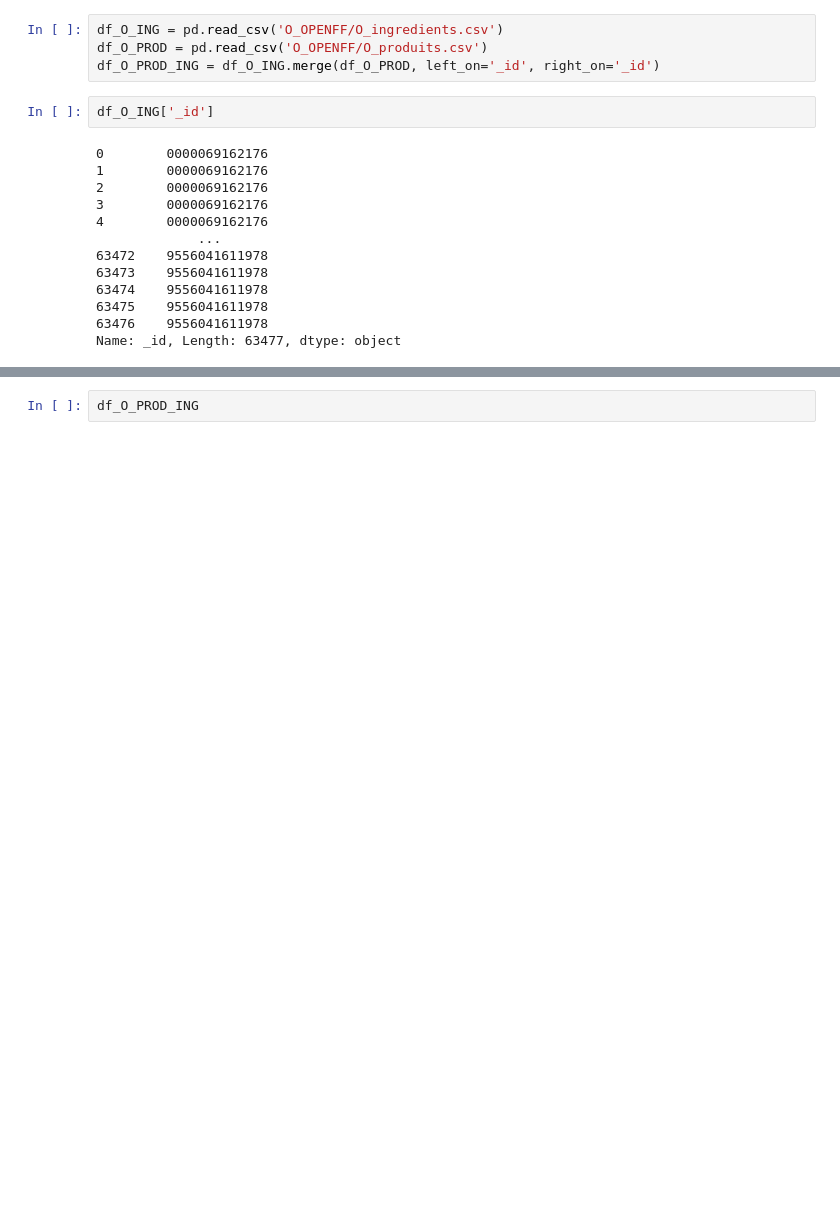
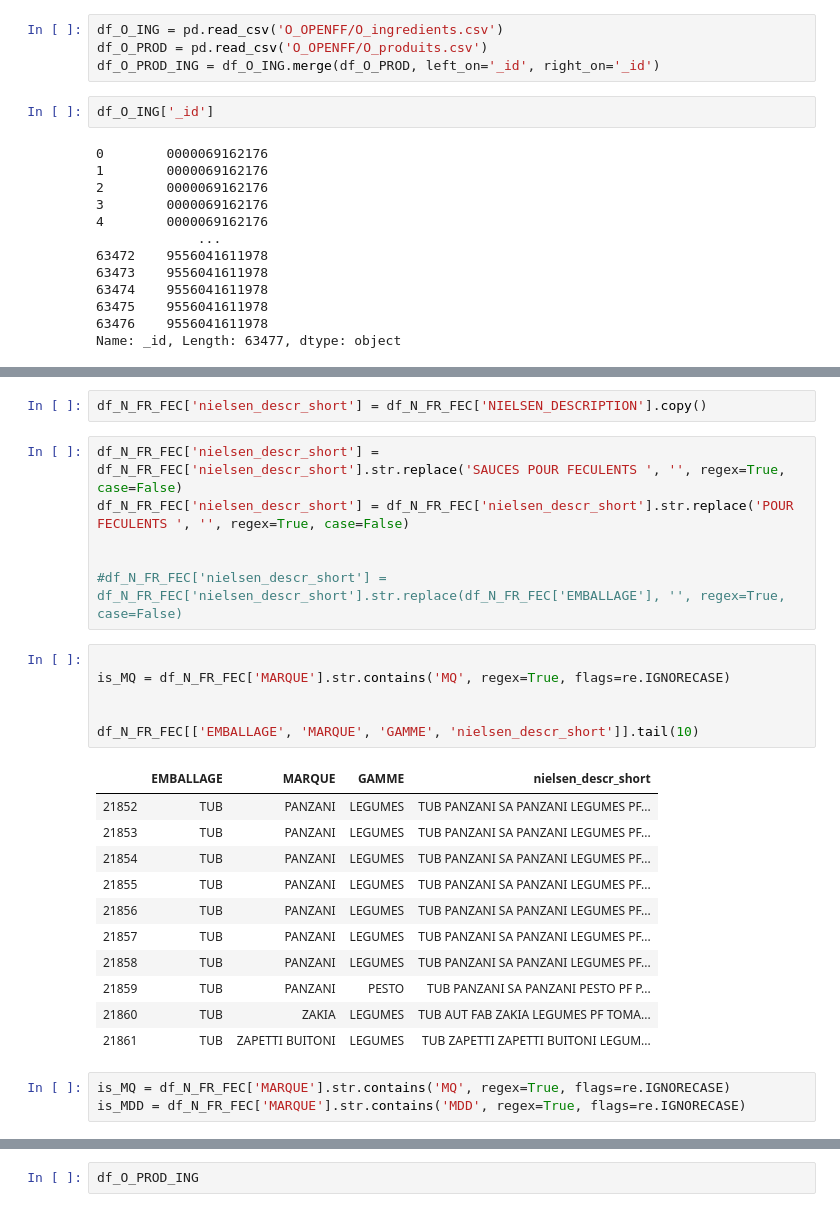
Before and after one commit to alex-toy/italians_do_it_better, a Jupyter notebook: Mix_produits_ingredients.ipynb, the cells around one changed output, grey strips where cells are left out. Drawn from its saved outputs; the diff is of its cells as text; blank space fills up the shorter version.

```diff
--- a/Mix_produits_ingredients.ipynb
+++ b/Mix_produits_ingredients.ipynb
@@ -40,0 +53,29 @@ Name: MARQUE, Length: 24344, dtype: object
+# %%
+df_N_FR_FEC['nielsen_descr_short'] = df_N_FR_FEC['NIELSEN_DESCRIPTION'].copy()
+# %%
+df_N_FR_FEC['nielsen_descr_short'] = df_N_FR_FEC['nielsen_descr_short'].str.replace('SAUCES POUR FECULENTS ', '', regex=True, case=False)
+df_N_FR_FEC['nielsen_descr_short'] = df_N_FR_FEC['nielsen_descr_short'].str.replace('POUR FECULENTS ', '', regex=True, case=False)
+
+
+#df_N_FR_FEC['nielsen_descr_short'] = df_N_FR_FEC['nielsen_descr_short'].str.replace(df_N_FR_FEC['EMBALLAGE'], '', regex=True, case=False)
+# %%
+
+is_MQ = df_N_FR_FEC['MARQUE'].str.contains('MQ', regex=True, flags=re.IGNORECASE)
+
+
+df_N_FR_FEC[['EMBALLAGE', 'MARQUE', 'GAMME', 'nielsen_descr_short']].tail(10)
+# %% [output]
+|  | EMBALLAGE | MARQUE | GAMME | nielsen_descr_short |
+| 21852 | TUB | PANZANI | LEGUMES | TUB PANZANI SA PANZANI LEGUMES PF... |
+| 21853 | TUB | PANZANI | LEGUMES | TUB PANZANI SA PANZANI LEGUMES PF... |
+| 21854 | TUB | PANZANI | LEGUMES | TUB PANZANI SA PANZANI LEGUMES PF... |
+| 21855 | TUB | PANZANI | LEGUMES | TUB PANZANI SA PANZANI LEGUMES PF... |
+| 21856 | TUB | PANZANI | LEGUMES | TUB PANZANI SA PANZANI LEGUMES PF... |
+| 21857 | TUB | PANZANI | LEGUMES | TUB PANZANI SA PANZANI LEGUMES PF... |
+| 21858 | TUB | PANZANI | LEGUMES | TUB PANZANI SA PANZANI LEGUMES PF... |
+| 21859 | TUB | PANZANI | PESTO | TUB PANZANI SA PANZANI PESTO PF P... |
+| 21860 | TUB | ZAKIA | LEGUMES | TUB AUT FAB ZAKIA LEGUMES PF TOMA... |
+| 21861 | TUB | ZAPETTI BUITONI | LEGUMES | TUB ZAPETTI ZAPETTI BUITONI LEGUM... |
+# %%
+is_MQ = df_N_FR_FEC['MARQUE'].str.contains('MQ', regex=True, flags=re.IGNORECASE)
+is_MDD = df_N_FR_FEC['MARQUE'].str.contains('MDD', regex=True, flags=re.IGNORECASE)
```
Also changed, not shown: parts of 23 cells of this notebook.
